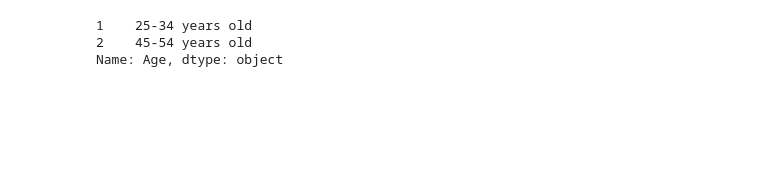
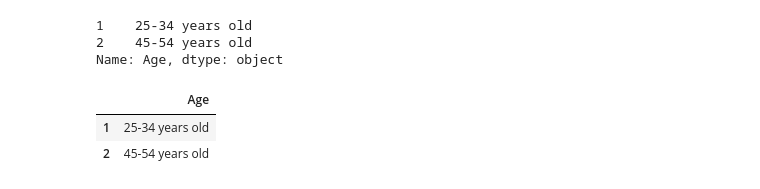
Before and after one commit to rahul-pandita/Pandas, a Jupyter notebook: data_frames_series_basics.ipynb, the cells around one changed output. Cells and saved outputs as stored; diff of their text form; code cells hidden in the pictures; blank space fills up the shorter version.

```diff
--- a/data_frames_series_basics.ipynb
+++ b/data_frames_series_basics.ipynb
@@ -110,3 +110,10 @@ df.iloc[[1, 2], 3]
 1    25-34 years old
 2    45-54 years old
 Name: Age, dtype: object
+# %%
+# loc - use labels instead of integers
+df.loc[[1,2], ["Age"]]
+# %% [output]
+|  | Age |
+| 1 | 25-34 years old |
+| 2 | 45-54 years old |
```
Also changed, not shown: parts of 1 cell of this notebook.
